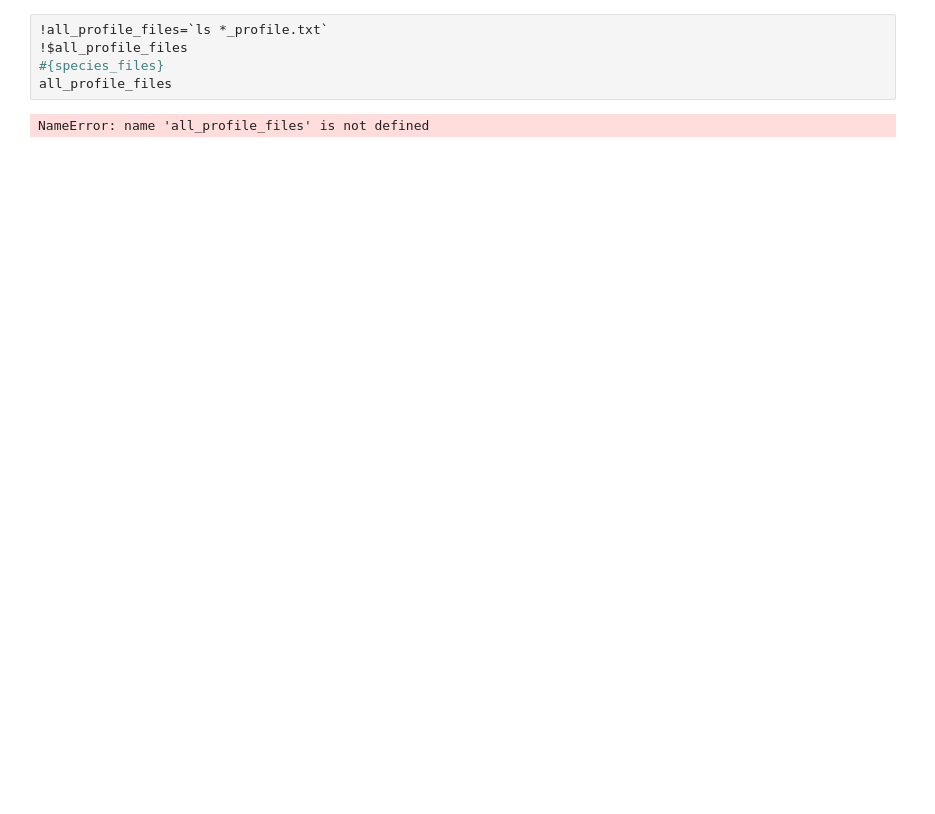
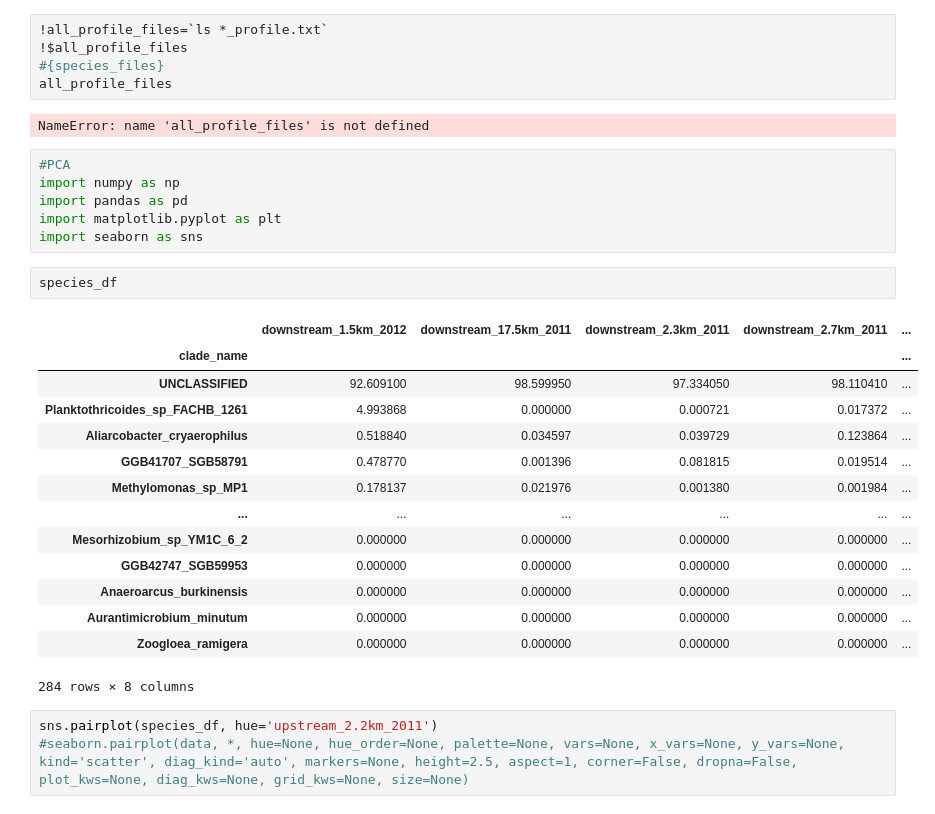
Before and after one commit to blomfelt/BBT045_Project, a Jupyter notebook: Project_group1.ipynb, the cells around one changed output. Saved outputs shown, nothing was run; the diff lists cells and outputs as text; blank space fills up the shorter version.

```diff
--- a/Project_group1.ipynb
+++ b/Project_group1.ipynb
@@ -453,3 +441,29 @@ SRS014464-Anterior_nares_profile.txt
 all_profile_files
 # %% [output]
 NameError: name 'all_profile_files' is not defined
+# %%
+#PCA
+import numpy as np
+import pandas as pd
+import matplotlib.pyplot as plt
+import seaborn as sns
+# %%
+species_df
+# %% [output]
+|  | downstream_1.5km_2012 | downstream_17.5km_2011 | downstream_2.3km_2011 | downstream_2.7km_2011 | ... |
+| clade_name |  |  |  |  | ... |
+| UNCLASSIFIED | 92.609100 | 98.599950 | 97.334050 | 98.110410 | ... |
+| Planktothricoides_sp_FACHB_1261 | 4.993868 | 0.000000 | 0.000721 | 0.017372 | ... |
+| Aliarcobacter_cryaerophilus | 0.518840 | 0.034597 | 0.039729 | 0.123864 | ... |
+| GGB41707_SGB58791 | 0.478770 | 0.001396 | 0.081815 | 0.019514 | ... |
+| Methylomonas_sp_MP1 | 0.178137 | 0.021976 | 0.001380 | 0.001984 | ... |
+| ... | ... | ... | ... | ... | ... |
+| Mesorhizobium_sp_YM1C_6_2 | 0.000000 | 0.000000 | 0.000000 | 0.000000 | ... |
+| GGB42747_SGB59953 | 0.000000 | 0.000000 | 0.000000 | 0.000000 | ... |
+| Anaeroarcus_burkinensis | 0.000000 | 0.000000 | 0.000000 | 0.000000 | ... |
+| Aurantimicrobium_minutum | 0.000000 | 0.000000 | 0.000000 | 0.000000 | ... |
+| Zoogloea_ramigera | 0.000000 | 0.000000 | 0.000000 | 0.000000 | ... |
+284 rows × 8 columns
+# %%
+sns.pairplot(species_df, hue='upstream_2.2km_2011')
+#seaborn.pairplot(data, *, hue=None, hue_order=None, palette=None, vars=None, x_vars=None, y_vars=None, kind='scatter', diag_kind='auto', markers=None, height=2.5, aspect=1, corner=False, dropna=False, plot_kws=None, diag_kws=None, grid_kws=None, size=None)
```
Also changed, not shown: parts of 4 cells of this notebook.
